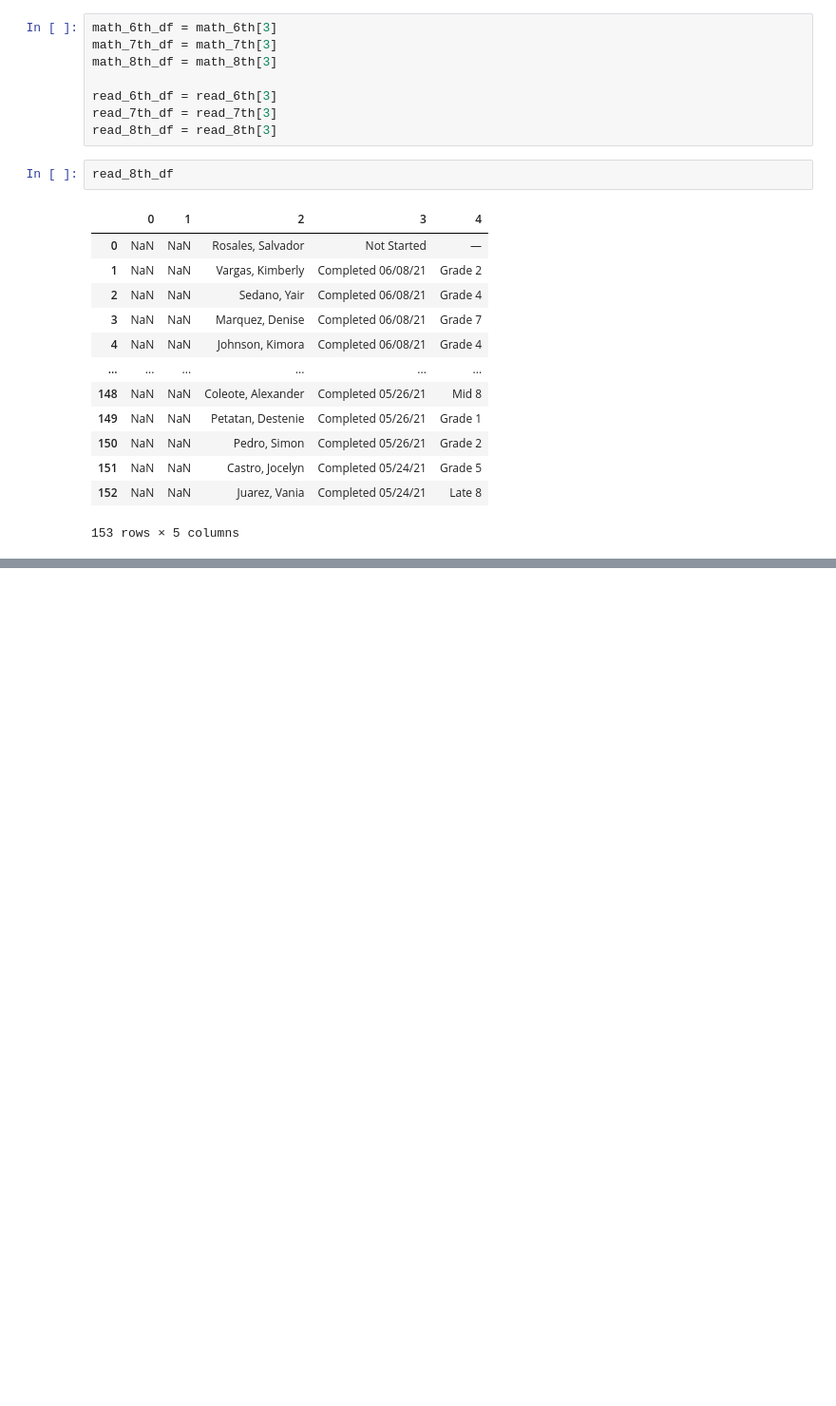
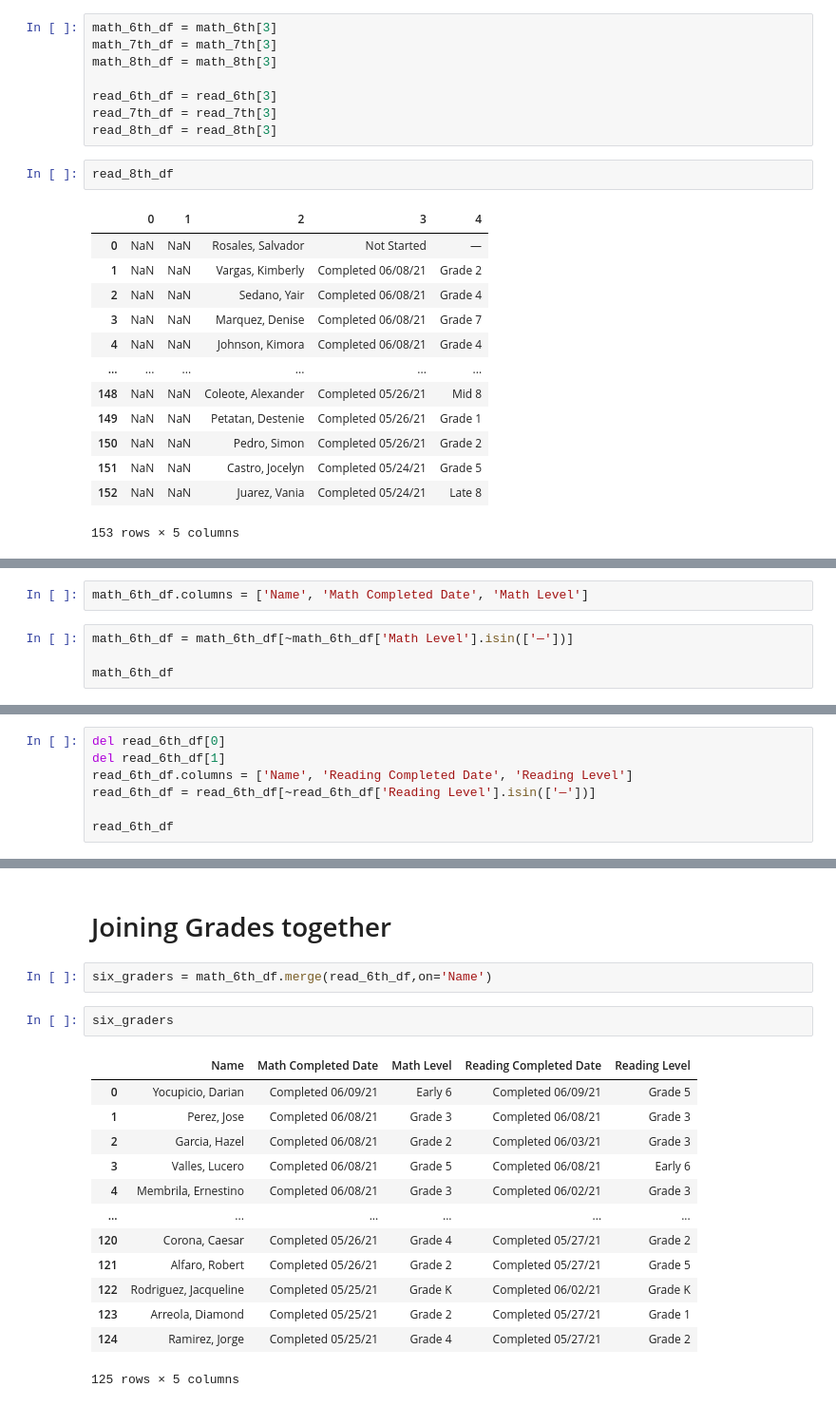
Before and after one commit to JAlvarado23A/MiddleSchoolETL, a Jupyter notebook: KHMS_Scrape.ipynb, the cells around one changed output, grey strips where cells are left out. Shown at 95% size. Saved outputs shown, nothing was run; the diff lists cells and outputs as text; blank space fills up the shorter version.

```diff
--- a/KHMS_Scrape.ipynb
+++ b/KHMS_Scrape.ipynb
@@ -39,0 +47,6 @@ read_8th_df
+# %%
+math_6th_df.columns = ['Name', 'Math Completed Date', 'Math Level']
+# %%
+math_6th_df = math_6th_df[~math_6th_df['Math Level'].isin(['—'])]
+
+math_6th_df
@@ -39,0 +115,7 @@ read_8th_df
+# %%
+del read_6th_df[0]
+del read_6th_df[1]
+read_6th_df.columns = ['Name', 'Reading Completed Date', 'Reading Level']
+read_6th_df = read_6th_df[~read_6th_df['Reading Level'].isin(['—'])]
+
+read_6th_df
@@ -39,0 +182,20 @@ read_8th_df
+# %% [markdown]
+# Joining Grades together
+# %%
+six_graders = math_6th_df.merge(read_6th_df,on='Name')
+# %%
+six_graders
+# %% [output]
+|  | Name | Math Completed Date | Math Level | Reading Completed Date | Reading Level |
+| 0 | Yocupicio, Darian | Completed 06/09/21 | Early 6 | Completed 06/09/21 | Grade 5 |
+| 1 | Perez, Jose | Completed 06/08/21 | Grade 3 | Completed 06/08/21 | Grade 3 |
+| 2 | Garcia, Hazel | Completed 06/08/21 | Grade 2 | Completed 06/03/21 | Grade 3 |
+| 3 | Valles, Lucero | Completed 06/08/21 | Grade 5 | Completed 06/08/21 | Early 6 |
+| 4 | Membrila, Ernestino | Completed 06/08/21 | Grade 3 | Completed 06/02/21 | Grade 3 |
+| ... | ... | ... | ... | ... | ... |
+| 120 | Corona, Caesar | Completed 05/26/21 | Grade 4 | Completed 05/27/21 | Grade 2 |
+| 121 | Alfaro, Robert | Completed 05/26/21 | Grade 2 | Completed 05/27/21 | Grade 5 |
+| 122 | Rodriguez, Jacqueline | Completed 05/25/21 | Grade K | Completed 06/02/21 | Grade K |
+| 123 | Arreola, Diamond | Completed 05/25/21 | Grade 2 | Completed 05/27/21 | Grade 1 |
+| 124 | Ramirez, Jorge | Completed 05/25/21 | Grade 4 | Completed 05/27/21 | Grade 2 |
+125 rows × 5 columns
```
Also changed, not shown: parts of 16 cells of this notebook.
